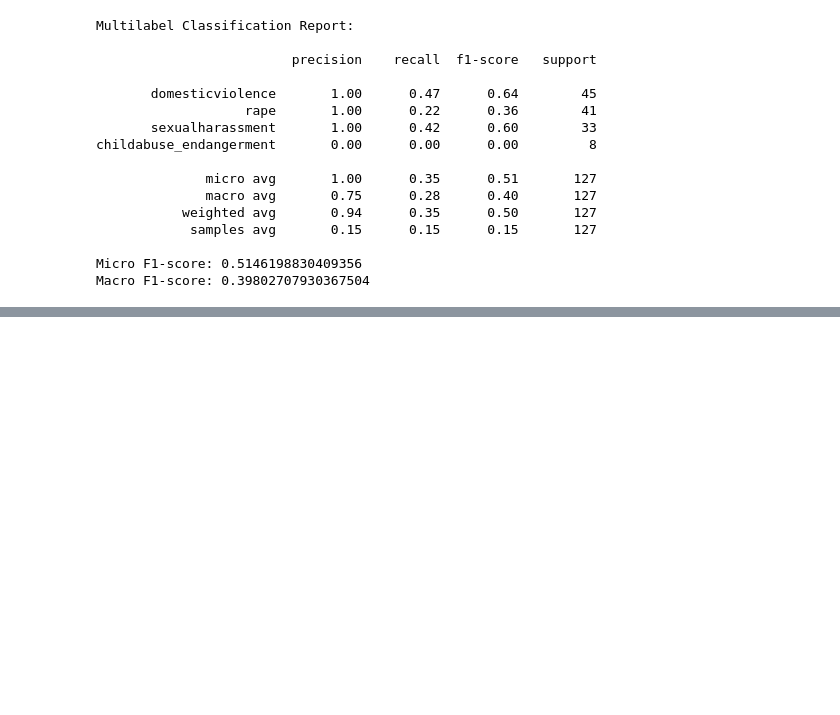
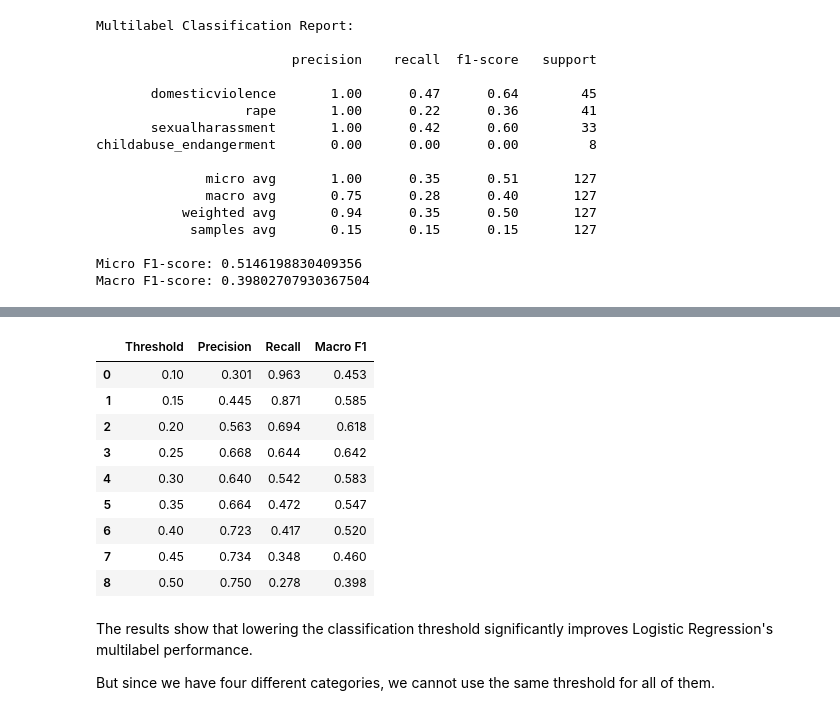
Before and after one commit to Njeri-Kiarie/Final_Capstone, a Jupyter notebook: Salama/models/Logistic_baseline.ipynb, the cells around one changed output, grey strips where cells are left out. Saved outputs shown, nothing was run; the diff lists cells and outputs as text; code cells hidden in the pictures; blank space fills up the shorter version.

```diff
--- a/Salama/models/Logistic_baseline.ipynb
+++ b/Salama/models/Logistic_baseline.ipynb
@@ -661,0 +664,20 @@ Macro F1-score: 0.39802707930367504
+# %%
+# Checking the predicted probabilities
+import pandas as pd
+
+# Get predicted probabilities for each GBV category
+y_dev_multi_proba = lr_multilabel.predict_proba(X_dev_tfidf)
+
+# Convert probabilities into a DataFrame
+proba_df = pd.DataFrame(
+    y_dev_multi_proba,
+    columns=gbv_categories
+)
+
+# Examine probability distributions
+print("Predicted probability summary:")
+display(proba_df.describe().round(3))
+
+# Count predictions above the default threshold
+print("\nPredictions above 0.5:")
+print((proba_df >= 0.5).sum())
@@ -661,0 +735,45 @@ Macro F1-score: 0.39802707930367504
+# %%
+# Evaluating the classification threholds
+
+thresholds = np.arange(0.10, 0.55, 0.05)
+
+results = []
+
+for threshold in thresholds:
+
+    predictions = (y_dev_multi_proba >= threshold).astype(int)
+
+    results.append({
+        "Threshold": round(threshold, 2),
+        "Precision": precision_score(
+            y_dev_multi, predictions,
+            average="macro", zero_division=0
+        ),
+        "Recall": recall_score(
+            y_dev_multi, predictions,
+            average="macro", zero_division=0
+        ),
+        "Macro F1": f1_score(
+            y_dev_multi, predictions,
+            average="macro", zero_division=0
+        )
+    })
+
+threshold_results = pd.DataFrame(results)
+
+display(threshold_results.round(3))
+# %% [output]
+|  | Threshold | Precision | Recall | Macro F1 |
+| 0 | 0.10 | 0.301 | 0.963 | 0.453 |
+| 1 | 0.15 | 0.445 | 0.871 | 0.585 |
+| 2 | 0.20 | 0.563 | 0.694 | 0.618 |
+| 3 | 0.25 | 0.668 | 0.644 | 0.642 |
+| 4 | 0.30 | 0.640 | 0.542 | 0.583 |
+| 5 | 0.35 | 0.664 | 0.472 | 0.547 |
+| 6 | 0.40 | 0.723 | 0.417 | 0.520 |
+| 7 | 0.45 | 0.734 | 0.348 | 0.460 |
+| 8 | 0.50 | 0.750 | 0.278 | 0.398 |
+# %% [markdown]
+The results show that lowering the classification threshold significantly improves Logistic Regression's multilabel performance.
+
+But since we have four different categories, we cannot use the same threshold for all of them.
```
Also changed, not shown: parts of 8 cells of this notebook, 5 other files.
